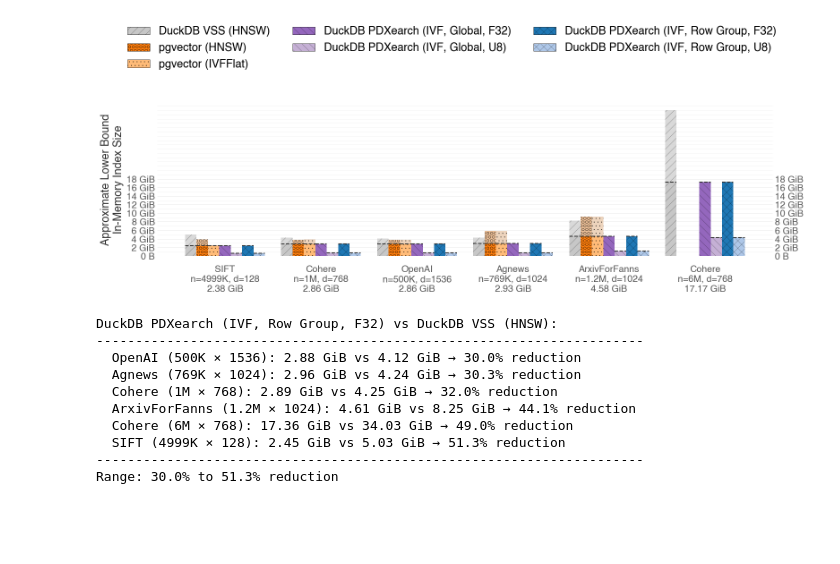
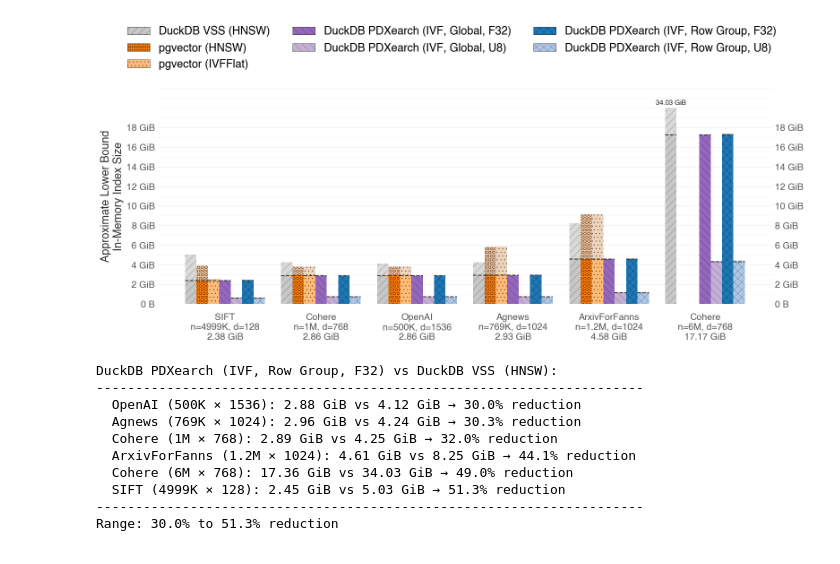
Before and after one commit to Noorts/vss-benchmarks, a Jupyter notebook: analysis/index_size.ipynb, the cells around one changed output. Saved outputs shown, nothing was run; the diff lists cells and outputs as text; code cells hidden in the pictures; blank space fills up the shorter version.

Commit message:
feat: improve index size plot and table

```diff
--- a/analysis/index_size.ipynb
+++ b/analysis/index_size.ipynb
@@ -164,7 +165,13 @@ def lower_contrast_color(color, gray=0.6, blend=0.5):
 def bytes_formatter(val, pos):
     return format_bytes(val, precision_is_zero=True)
 
-fig, ax1 = plt.subplots(1, 1, figsize=(16, 6)) # 25, 5
+def gib(num):
+    return 1024 ** 3 * num
+
+# Cap: bars taller than this are clipped and get a text label showing the real value.
+BAR_CAP = gib(20)
+
+fig, ax1 = plt.subplots(1, 1, figsize=(16, 7)) # 25, 5
 
 def draw_bars(ax, value_fn, ylabel, show_label=False):
     """Draw grouped bars on ax. value_fn(dataset, index_type, raw_f32, raw_u8) → float or None."""
@@ -193,19 +200,29 @@ def draw_bars(ax, value_fn, ylabel, show_label=False):
             color_muted = lower_contrast_color(color, gray=0.8, blend=0.5)
             hatch = index_hatches.get(index_type, "")
 
+            capped = val > BAR_CAP
+            draw_val = BAR_CAP if capped else val
+            draw_overhead = draw_val - baseline
+
             # Stacked bar: bottom = embeddings (full color), top = overhead (muted)
             ax.bar(x, baseline, bar_width, color=color, hatch=hatch, label="")
-            ax.bar(x, overhead, bar_width, bottom=baseline, color=color_muted, hatch=hatch,
+            ax.bar(x, draw_overhead, bar_width, bottom=baseline, color=color_muted, hatch=hatch,
                    alpha=0.70, label=index_type if dataset == datasets[0] else "")
 
-            offset = max(1, abs(val) * 0.03)
-            if show_label:
-                label_text = f"{format_bytes(overhead)}\n({format_bytes(val)})"
+            if capped:
+                # Label showing actual size on the capped bar
+                ax.text(x, draw_val * 1.01, f"{format_bytes(val)}",
+                        ha="center", va="bottom", fontsize=BAR_LABEL_FONTSIZE, color=BAR_TEXT_COLOR,
+                        fontweight="bold")
             else:
-                label_text = None
-            x_text = x  # bar right edge (bar is centered at x)
-            ax.text(x_text, val + offset, label_text,
-                    ha="center", va="bottom", fontsize=BAR_LABEL_FONTSIZE - 2, color=BAR_TEXT_COLOR)
+                offset = max(1, abs(val) * 0.03)
+                if show_label:
+                    label_text = f"{format_bytes(overhead)}\n({format_bytes(val)})"
+                else:
+                    label_text = None
+                x_text = x  # bar right edge (bar is centered at x)
+                ax.text(x_text, val + offset, label_text,
+                        ha="center", va="bottom", fontsize=BAR_LABEL_FONTSIZE - 2, color=BAR_TEXT_COLOR)
 
             # Dashed reference line at embeddings baseline (top of bottom segment)
             ref_color = REF_F32_COLOR if INDEX_BASELINE.get(index_type, "f32") == "f32" else REF_U8_COLOR
@@ -229,9 +246,8 @@ def draw_bars(ax, value_fn, ylabel, show_label=False):
     ax.set_axisbelow(True)
     for spine in ('top', 'right', 'left', 'bottom'):
         ax.spines[spine].set_visible(False)
-    def gib(num):
-        return 1024 ** 3 * num
     ax.set_yticks([gib(i) for i in range(0, 19, 2)])
+    ax.set_ylim(0, gib(22))
     ax.tick_params(axis='y', which='both', colors=TICK_FONTS_COLOR, length=0, labelsize=TICK_FONTSIZE)
     ax.tick_params(axis='both', length=0)
     ax.tick_params(axis='x', pad=15)
@@ -242,35 +258,35 @@ def draw_bars(ax, value_fn, ylabel, show_label=False):
     ax.tick_params(axis='y', which='minor', length=0)
 
     # Mirror y-axis ticks on the right side
     ax2 = ax.secondary_yaxis('right')
     ax2.set_yticks(ax.get_yticks())
     ax2.yaxis.set_major_formatter(FuncFormatter(bytes_formatter))
     ax2.tick_params(axis='y', colors=TICK_FONTS_COLOR, length=0, labelsize=TICK_FONTSIZE)
     ax2.spines['right'].set_visible(False)
 
 # Plot 1: absolute index size
 def absolute_value(dataset, index_type, raw_f32, raw_u8):
     return data[dataset].get(index_type)
 
 draw_bars(ax1, absolute_value, "Approximate Lower Bound\nIn-Memory Index Size", show_label=False)
 # draw_bars(ax1, absolute_value, "Approximate Lower Bound\nIn-Memory Index Size", show_label=True)
 
 # Shared legend
 legend_handles = [
     Patch(facecolor=index_colors.get(idx, "#808080"),
           hatch=index_hatches.get(idx, ""),
           edgecolor='black', linewidth=0.5,
           label=idx)
     for idx in all_index_types
 ]
 fig.legend(handles=legend_handles, loc="upper center", ncols=math.ceil(len(all_index_types) / 3),
            frameon=False, fontsize=LABEL_FONTSIZE, bbox_to_anchor=(0.5, 1.06))
 
-fig.tight_layout(rect=[0, 0, 1, 0.76])
+fig.tight_layout(rect=[0, 0, 1, 0.85])
 # fig.tight_layout(rect=[0, 0, 1, 1])
 save_fig("index_size")
 # %% [output]
-[figure, old version]
+[figure, new version]
 # %%
 vss_key = "DuckDB VSS (HNSW)"
 pdx_keys = [
```
Also changed, not shown: parts of 2 cells of this notebook.
